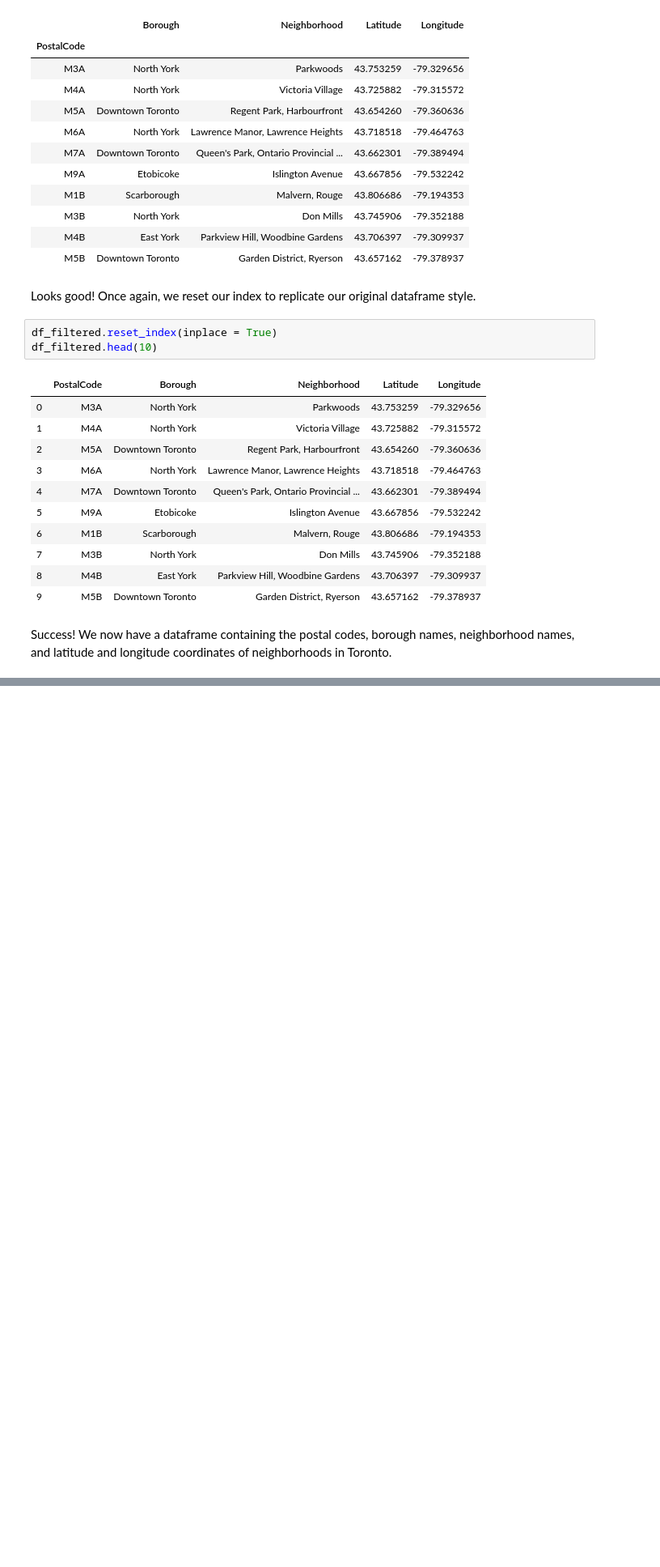
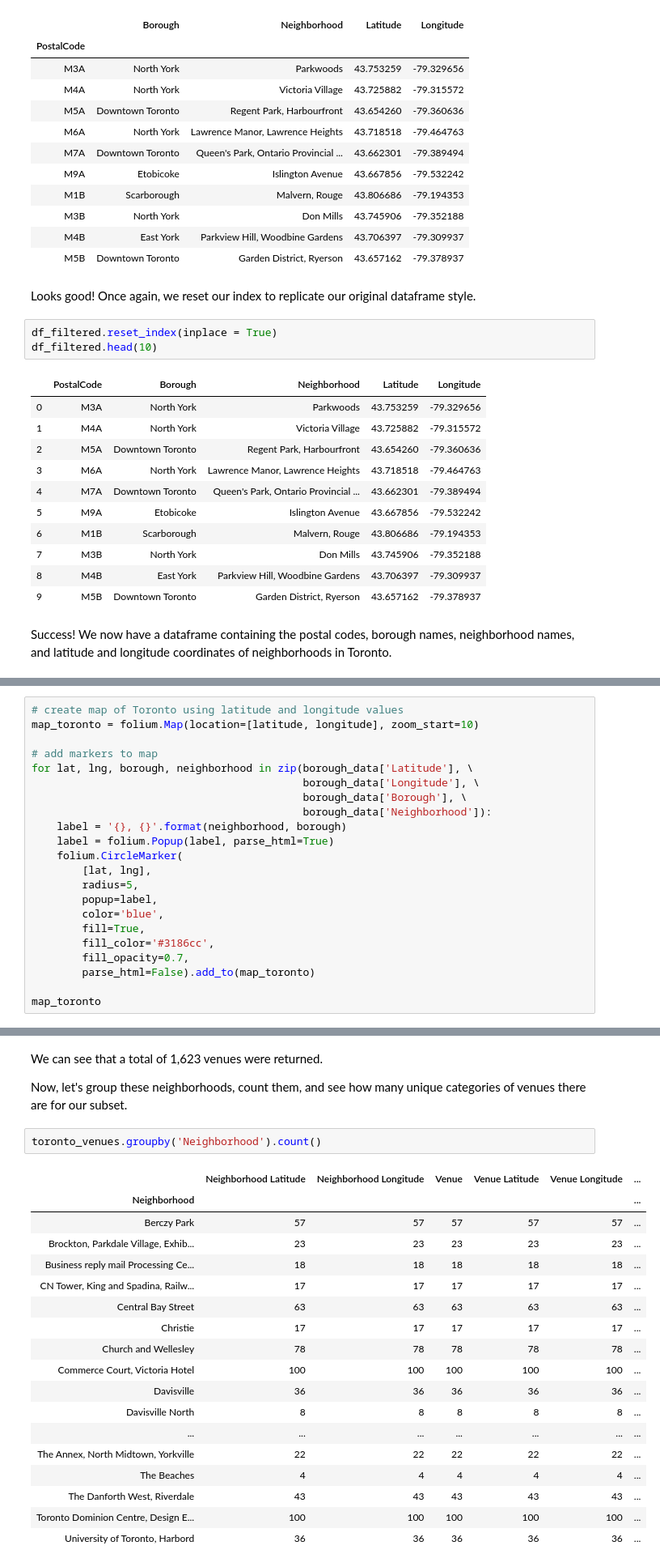
Before and after one commit to topherblake-dev/Coursera_Capstone, a Jupyter notebook: Segmenting_and_Clustering_Neighborhoods_in_Toronto.ipynb, the cells around one changed output, grey strips where cells are left out. Shown: that part at 81% size. Cells and saved outputs as stored; diff of their text form; blank space fills up the shorter version.

```diff
--- a/Segmenting_and_Clustering_Neighborhoods_in_Toronto.ipynb
+++ b/Segmenting_and_Clustering_Neighborhoods_in_Toronto.ipynb
@@ -366,0 +404,22 @@ map_toronto
+# %%
+# create map of Toronto using latitude and longitude values
+map_toronto = folium.Map(location=[latitude, longitude], zoom_start=10)
+
+# add markers to map
+for lat, lng, borough, neighborhood in zip(borough_data['Latitude'], \
+                                           borough_data['Longitude'], \
+                                           borough_data['Borough'], \
+                                           borough_data['Neighborhood']):
+    label = '{}, {}'.format(neighborhood, borough)
+    label = folium.Popup(label, parse_html=True)
+    folium.CircleMarker(
+        [lat, lng],
+        radius=5,
+        popup=label,
+        color='blue',
+        fill=True,
+        fill_color='#3186cc',
+        fill_opacity=0.7,
+        parse_html=False).add_to(map_toronto)
+
+map_toronto
@@ -366,0 +525,25 @@ map_toronto
+# %% [markdown]
+We can see that a total of 1,623 venues were returned.
+
+Now, let's group these neighborhoods, count them, and see how many unique categories of venues there are for our subset.
+# %%
+toronto_venues.groupby('Neighborhood').count()
+# %% [output]
+|  | Neighborhood Latitude | Neighborhood Longitude | Venue | Venue Latitude | Venue Longitude | ... |
+| Neighborhood |  |  |  |  |  | ... |
+| Berczy Park | 57 | 57 | 57 | 57 | 57 | ... |
+| Brockton, Parkdale Village, Exhib... | 23 | 23 | 23 | 23 | 23 | ... |
+| Business reply mail Processing Ce... | 18 | 18 | 18 | 18 | 18 | ... |
+| CN Tower, King and Spadina, Railw... | 17 | 17 | 17 | 17 | 17 | ... |
+| Central Bay Street | 63 | 63 | 63 | 63 | 63 | ... |
+| Christie | 17 | 17 | 17 | 17 | 17 | ... |
+| Church and Wellesley | 78 | 78 | 78 | 78 | 78 | ... |
+| Commerce Court, Victoria Hotel | 100 | 100 | 100 | 100 | 100 | ... |
+| Davisville | 36 | 36 | 36 | 36 | 36 | ... |
+| Davisville North | 8 | 8 | 8 | 8 | 8 | ... |
+| ... | ... | ... | ... | ... | ... | ... |
+| The Annex, North Midtown, Yorkville | 22 | 22 | 22 | 22 | 22 | ... |
+| The Beaches | 4 | 4 | 4 | 4 | 4 | ... |
+| The Danforth West, Riverdale | 43 | 43 | 43 | 43 | 43 | ... |
+| Toronto Dominion Centre, Design E... | 100 | 100 | 100 | 100 | 100 | ... |
+| University of Toronto, Harbord | 36 | 36 | 36 | 36 | 36 | ... |
```
Also changed, not shown: parts of 90 cells of this notebook.
